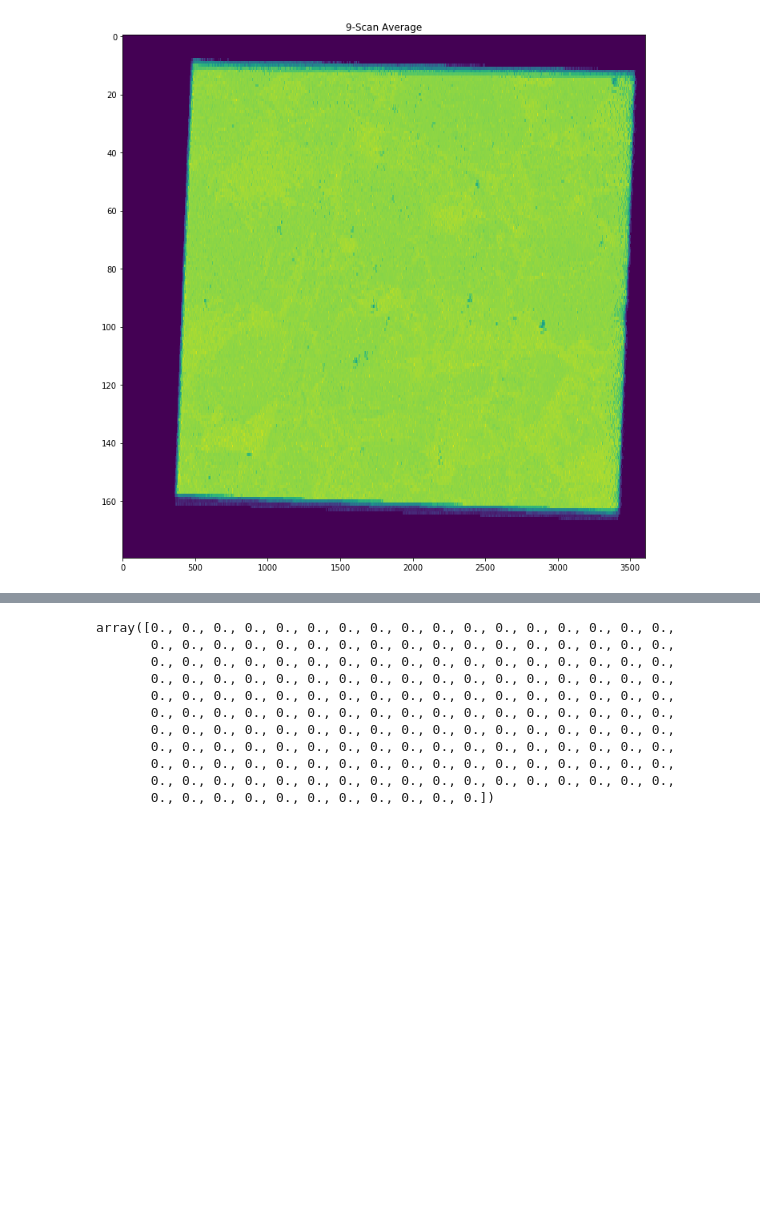
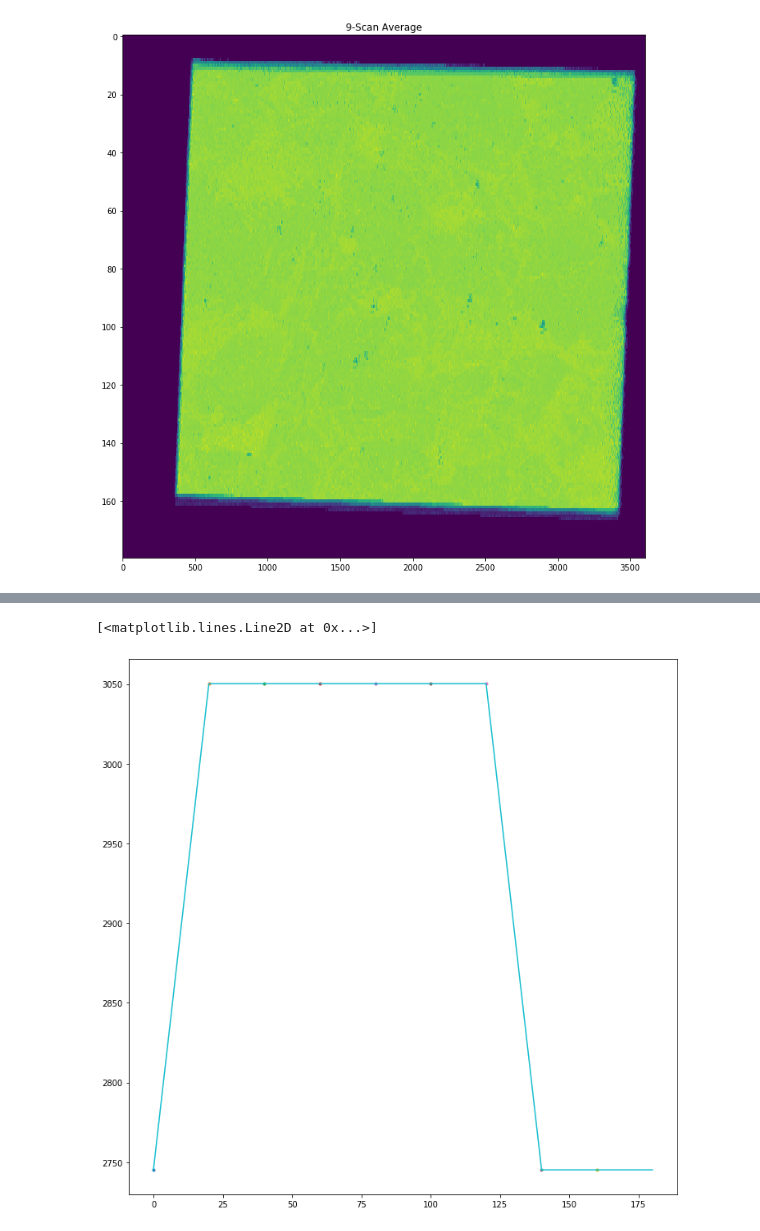
Before and after one commit to TKAles/visu, a Jupyter notebook: POC/TekCollection Test Harness.ipynb, the cells around one changed output, grey strips where cells are left out. Cells and saved outputs as stored; diff of their text form; code cells hidden in the pictures; blank space fills up the shorter version.

Commit message:
interpolation poc working

```diff
--- a/POC/TekCollection Test Harness.ipynb
+++ b/POC/TekCollection Test Harness.ipynb
@@ -129,0 +134,15 @@ interpolated_velocitymap = np.ndarray(shape=(180, 3601, 181))
+# %%
+# Place angles in array z dimension and interpolate
+for idx, current in enumerate(angles):
+    _temp = test_mc.scans[idx].velocity_map.to_numpy()
+    interpolated_velocitymap[:,:,int(current)] = _temp
+# %%
+interpangles = [x for x in range(0, 181)]
+for row in range(0, interpolated_velocitymap.shape[0]):
+    for column in range(0, interpolated_velocitymap.shape[1]):
+        _velocities = []
+        for angle in range(0, 9):
+            _velocities.append(test_mc.scans[angle].velocity_map.iloc[row,column])
+
+        _interp = np.interp(interpangles, angles, _velocities)
+        interpolated_velocitymap[row,column,:] = _interp
@@ -130,17 +169,8 @@ interpolated_velocitymap = np.ndarray(shape=(180, 3601, 181))
 # %%
+plt.figure(figsize=[12,12])
 for idx, current in enumerate(angles):
-    interpolated_velocitymap[:,:,current] = test_mc.scans[idx].velocity_map
+    plt.plot(current, test_mc.scans[idx].velocity_map.iloc[15,2000], '.')
+plt.plot(interpangles, interpolated_velocitymap[15, 2000, :])
+# %% [output]
+[<matplotlib.lines.Line2D at 0x...>]
+[figure, added]
-# %%
-interpolated_velocitymap[10,20,:]
-# %% [output]
-array([0., 0., 0., 0., 0., 0., 0., 0., 0., 0., 0., 0., 0., 0., 0., 0., 0.,
-       0., 0., 0., 0., 0., 0., 0., 0., 0., 0., 0., 0., 0., 0., 0., 0., 0.,
-       0., 0., 0., 0., 0., 0., 0., 0., 0., 0., 0., 0., 0., 0., 0., 0., 0.,
-       0., 0., 0., 0., 0., 0., 0., 0., 0., 0., 0., 0., 0., 0., 0., 0., 0.,
-       0., 0., 0., 0., 0., 0., 0., 0., 0., 0., 0., 0., 0., 0., 0., 0., 0.,
-       0., 0., 0., 0., 0., 0., 0., 0., 0., 0., 0., 0., 0., 0., 0., 0., 0.,
-       0., 0., 0., 0., 0., 0., 0., 0., 0., 0., 0., 0., 0., 0., 0., 0., 0.,
-       0., 0., 0., 0., 0., 0., 0., 0., 0., 0., 0., 0., 0., 0., 0., 0., 0.,
-       0., 0., 0., 0., 0., 0., 0., 0., 0., 0., 0., 0., 0., 0., 0., 0., 0.,
-       0., 0., 0., 0., 0., 0., 0., 0., 0., 0., 0., 0., 0., 0., 0., 0., 0.,
-       0., 0., 0., 0., 0., 0., 0., 0., 0., 0., 0.])
```
Also changed, not shown: parts of 4 cells of this notebook.
